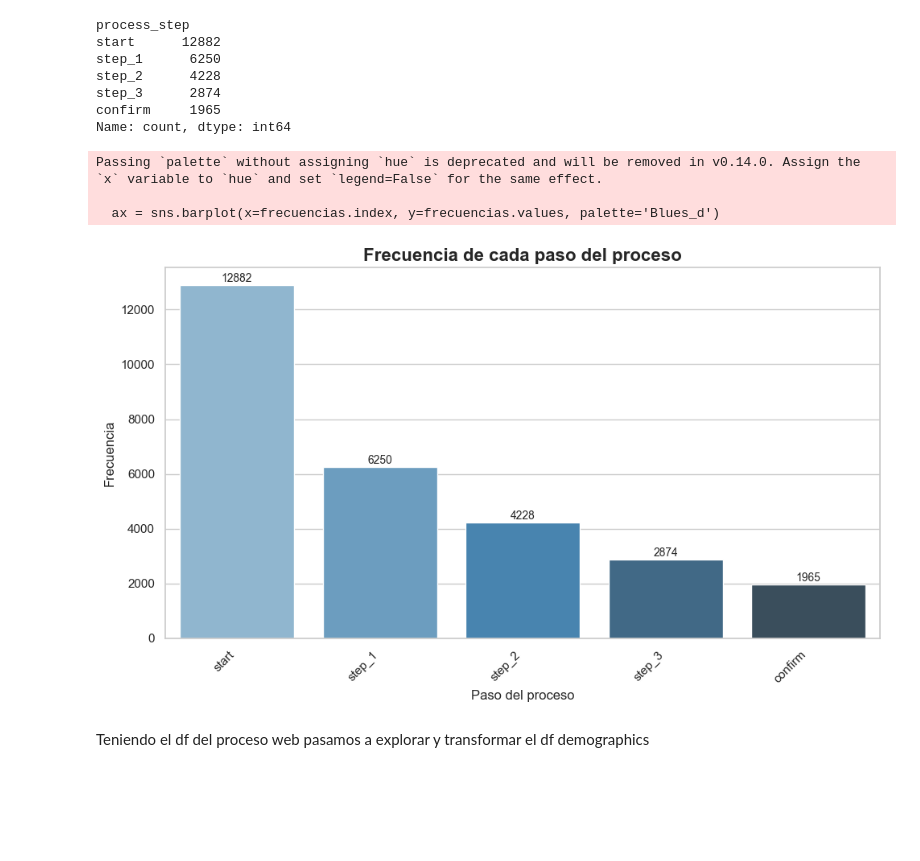
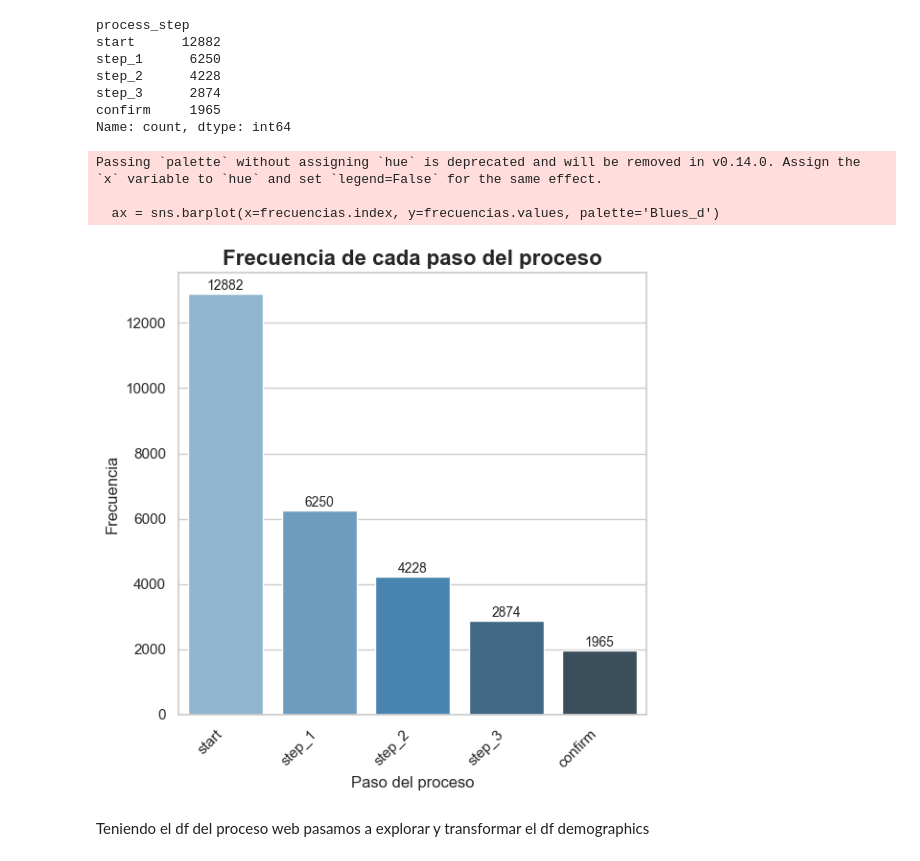
Before and after one commit to FranBretones/vanguard-ab-test, a Jupyter notebook: eda-clean.ipynb, the cells around one changed output. Drawn from its saved outputs; the diff is of its cells as text; code cells hidden in the pictures; blank space fills up the shorter version.

```diff
--- a/eda-clean.ipynb
+++ b/eda-clean.ipynb
@@ -93,32 +93,32 @@ Name: count, dtype: int64
 # %%
 # Estilo general
 sns.set(style="whitegrid")
 
 # Contar frecuencia y ordenar
 frecuencias = df_final_webdata['process_step'].value_counts()
 
 # Crear figura y ejes
-plt.figure(figsize=(10, 6))
+plt.figure(figsize=(6, 6))
 ax = sns.barplot(x=frecuencias.index, y=frecuencias.values, palette='Blues_d')
 
 # Títulos y etiquetas
 ax.set_title('Frecuencia de cada paso del proceso', fontsize=16, weight='bold')
 ax.set_xlabel('Paso del proceso', fontsize=12)
 ax.set_ylabel('Frecuencia', fontsize=12)
 
 # Rotar etiquetas del eje x para que no se encimen
 ax.set_xticklabels(ax.get_xticklabels(), rotation=45, ha='right')
 
 # Mostrar valores sobre cada barra
 for i, v in enumerate(frecuencias.values):
     ax.text(i, v + max(frecuencias.values)*0.01, str(v), ha='center', fontsize=10)
 
 plt.tight_layout()
 plt.show()
 # %% [output]
 Passing `palette` without assigning `hue` is deprecated and will be removed in v0.14.0. Assign the `x` variable to `hue` and set `legend=False` for the same effect.
 
   ax = sns.barplot(x=frecuencias.index, y=frecuencias.values, palette='Blues_d')
-[figure, old version]
+[figure, new version]
 # %% [markdown]
 Teniendo el df del proceso web pasamos a explorar y transformar el df demographics
```
Also changed, not shown: parts of 3 cells of this notebook.
